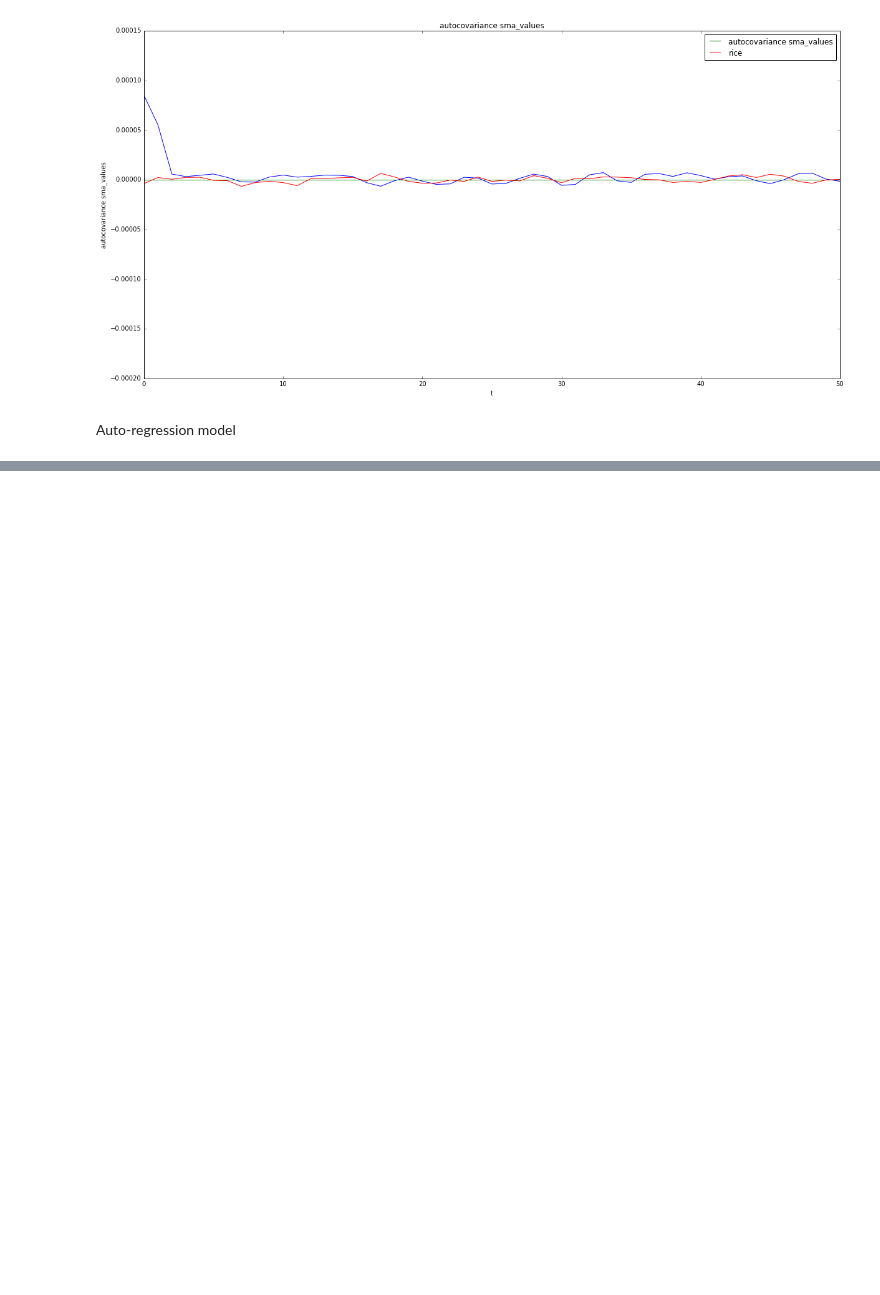
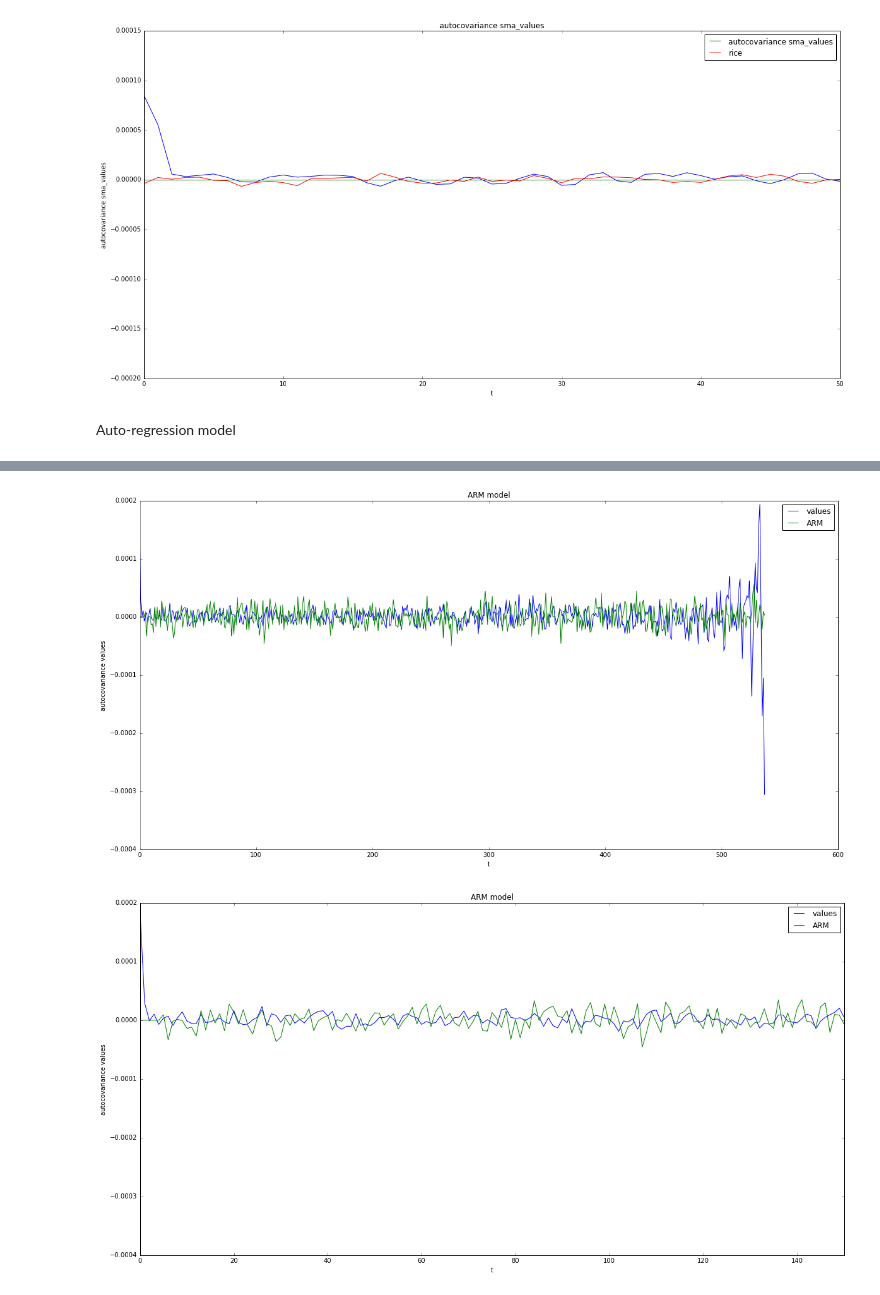
Before and after one commit to vipmax/PM, a Jupyter notebook: Task 3.ipynb, the cells around one changed output, grey strips where cells are left out. Cells and saved outputs as stored; diff of their text form; code cells hidden in the pictures; blank space fills up the shorter version.

```diff
--- a/Task 3.ipynb
+++ b/Task 3.ipynb
@@ -525,0 +529,67 @@ plt.show()
+# %%
+valuesForARO = raw_data.values[:,1]
+
+ARO = 4 + 1
+
+
+A = np.matrix(np.array([[ cov(int(math.fabs(j-i)), valuesForARO) for j in range(0,ARO)] for i in range(0,ARO)]))
+# print(A)
+
+B = [ cov(int(i + 1), valuesForARO) for i in range(0, ARO)]
+# print(B)
+
+X = np.linalg.solve(A, B)
+# print(X)
+
+
+D = X[0] + sum([ X[i] * cov(i+1, valuesForARO) for i in range(0, ARO)])
+
+noise = np.random.normal(0, D, len(valuesForARO))
+
+ARM = np.zeros(len(valuesForARO)-1)
+
+for i in range(ARO, len(valuesForARO)-1):
+#     print("i =",i)
+    summ = 0
+    for j in range(0, ARO-1):
+#         print("j =",j)
+        if values[i-(j+1)] !=0:
+#             print("if")
+            summ += X[j]*valuesForARO[i-(j+1)]
+        else:
+#             print("else")
+            summ += X[j]*ARM[i-(j+1)]
+#         print("summ =",summ)
+    ARM[i] = (summ + noise[i])/10000
+
+
+
+# print(ARM)
+
+
+x = [i for i in range(0, len(valuesForARO) - 1)]
+y = autocov(valuesForARO)
+
+plt.figure(figsize=(20, 10))
+plt.title('ARM model')
+plt.xlabel('t')
+plt.ylabel('autocovariance values')
+plt.plot(x, y, label="values")
+plt.plot(x, ARM, label="ARM")
+plt.legend()
+plt.show()
+
+
+
+plt.figure(figsize=(20, 10))
+plt.title('ARM model')
+plt.xlabel('t')
+plt.ylabel('autocovariance values')
+plt.plot(x, y, label="values")
+plt.plot(x, ARM, label="ARM")
+plt.xlim(0,150)
+plt.legend()
+plt.show()
+# %% [output]
+[figure, added]
+[figure, added]
```
Also changed, not shown: parts of 6 cells of this notebook.
